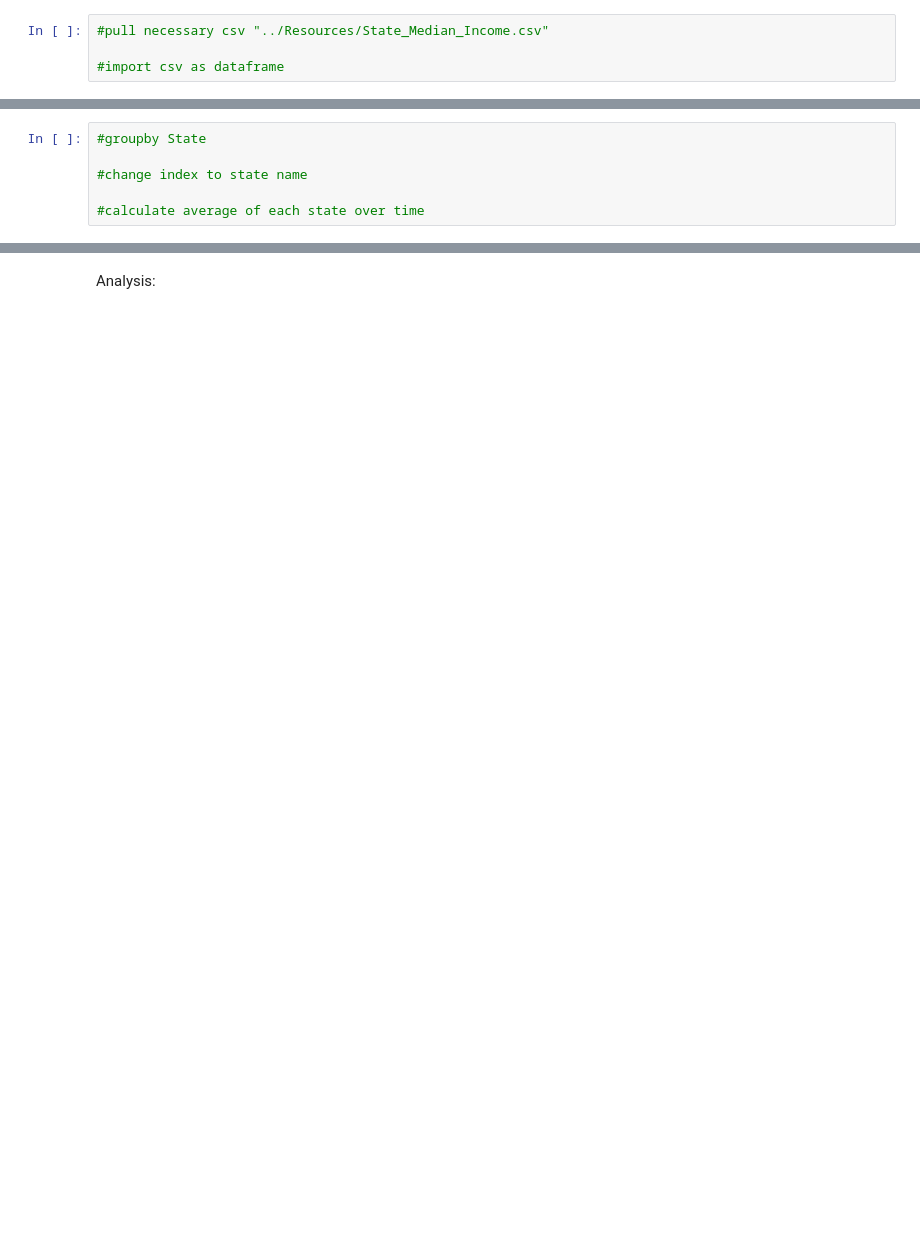
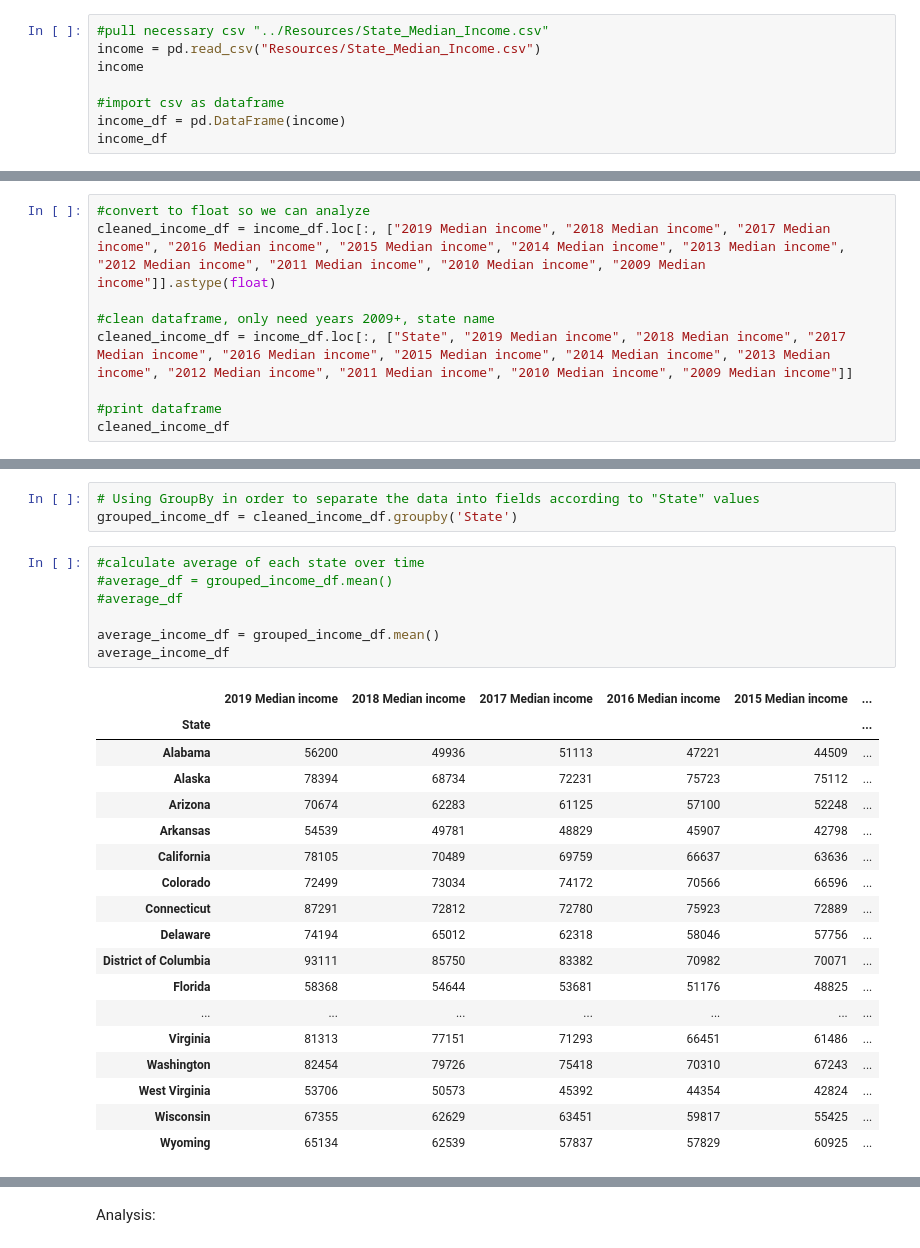
Before and after one commit to josh-acampado/dumbledores_platoon, a Jupyter notebook: Median Income by State.ipynb, the cells around one changed output, grey strips where cells are left out. Drawn from its saved outputs; the diff is of its cells as text; blank space fills up the shorter version.

Commit message:
added code to state average income

```diff
--- a/Median Income by State.ipynb
+++ b/Median Income by State.ipynb
@@ -7,4 +12,8 @@
 # %%
 #pull necessary csv "../Resources/State_Median_Income.csv"
+income = pd.read_csv("Resources/State_Median_Income.csv")
+income
 
 #import csv as dataframe
+income_df = pd.DataFrame(income)
+income_df
@@ -14,0 +60,9 @@
+# %%
+#convert to float so we can analyze
+cleaned_income_df = income_df.loc[:, ["2019 Median income", "2018 Median income", "2017 Median income", "2016 Median income", "2015 Median income", "2014 Median income", "2013 Median income", "2012 Median income", "2011 Median income", "2010 Median income", "2009 Median income"]].astype(float)
+
+#clean dataframe, only need years 2009+, state name
+cleaned_income_df = income_df.loc[:, ["State", "2019 Median income", "2018 Median income", "2017 Median income", "2016 Median income", "2015 Median income", "2014 Median income", "2013 Median income", "2012 Median income", "2011 Median income", "2010 Median income", "2009 Median income"]]
+
+#print dataframe
+cleaned_income_df
@@ -15,8 +87,31 @@
+# %%
+# Using GroupBy in order to separate the data into fields according to "State" values
+grouped_income_df = cleaned_income_df.groupby('State')
 # %%
-#groupby State
+#calculate average of each state over time
+#average_df = grouped_income_df.mean()
+#average_df
 
-#change index to state name
-
-#calculate average of each state over time
+average_income_df = grouped_income_df.mean()
+average_income_df
+# %% [output]
+|  | 2019 Median income | 2018 Median income | 2017 Median income | 2016 Median income | 2015 Median income | ... |
+| State |  |  |  |  |  | ... |
+| Alabama | 56200 | 49936 | 51113 | 47221 | 44509 | ... |
+| Alaska | 78394 | 68734 | 72231 | 75723 | 75112 | ... |
+| Arizona | 70674 | 62283 | 61125 | 57100 | 52248 | ... |
+| Arkansas | 54539 | 49781 | 48829 | 45907 | 42798 | ... |
+| California | 78105 | 70489 | 69759 | 66637 | 63636 | ... |
+| Colorado | 72499 | 73034 | 74172 | 70566 | 66596 | ... |
+| Connecticut | 87291 | 72812 | 72780 | 75923 | 72889 | ... |
+| Delaware | 74194 | 65012 | 62318 | 58046 | 57756 | ... |
+| District of Columbia | 93111 | 85750 | 83382 | 70982 | 70071 | ... |
+| Florida | 58368 | 54644 | 53681 | 51176 | 48825 | ... |
+| ... | ... | ... | ... | ... | ... | ... |
+| Virginia | 81313 | 77151 | 71293 | 66451 | 61486 | ... |
+| Washington | 82454 | 79726 | 75418 | 70310 | 67243 | ... |
+| West Virginia | 53706 | 50573 | 45392 | 44354 | 42824 | ... |
+| Wisconsin | 67355 | 62629 | 63451 | 59817 | 55425 | ... |
+| Wyoming | 65134 | 62539 | 57837 | 57829 | 60925 | ... |
 # %%
 #identify 5 highest average income (sort)
```
Also changed, not shown: parts of 13 cells of this notebook.
